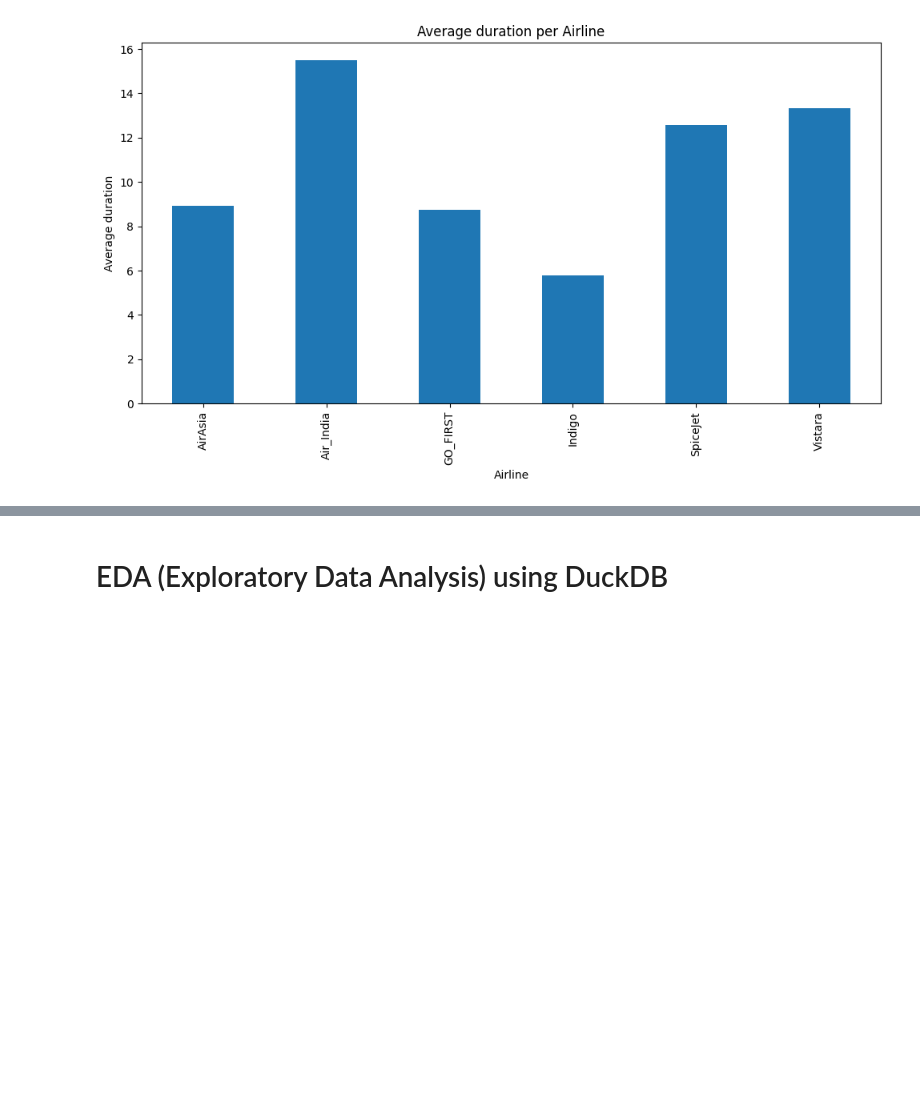
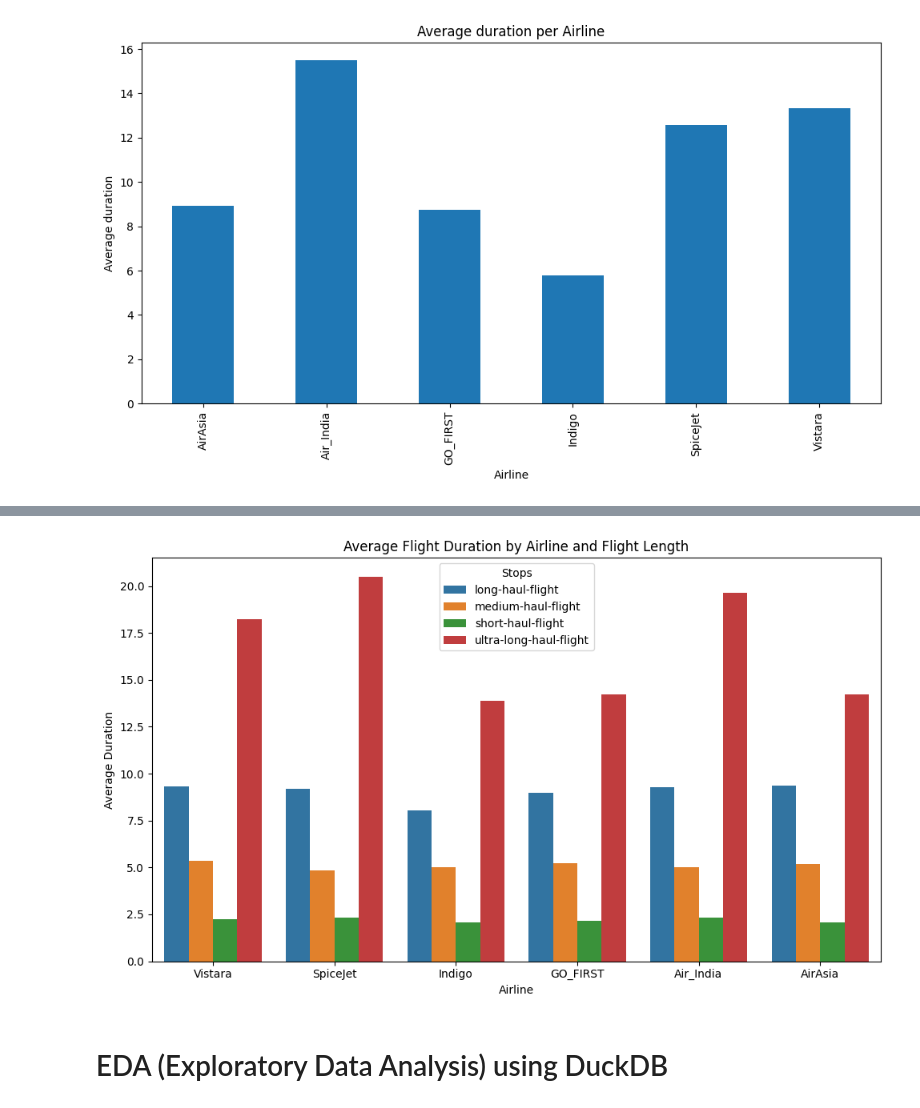
Before and after one commit to flynn-ky-t2/kaggle_f., a Jupyter notebook: flight-price-prediction-coding-practice.ipynb, the cells around one changed output, grey strips where cells are left out. Cells and saved outputs as stored; diff of their text form; code cells hidden in the pictures; blank space fills up the shorter version.

```diff
--- a/flight-price-prediction-coding-practice.ipynb
+++ b/flight-price-prediction-coding-practice.ipynb
@@ -282,3 +330,18 @@ plt.tight_layout()
 plt.show()
 # %% [output]
 [figure]
+# %%
+import pandas as pd
+
+# Assuming `test` is already a pandas DataFrame
+df = Clean_Dataset_df.pivot_table(
+    index="airline",        # GROUP BY airline
+    columns="flight_length",# PIVOT on flight_length
+    values="duration",      # USING avg(duration)
+    aggfunc="mean"          # avg()
+).reset_index()
+
+# Sort airline descending
+df = df.sort_values("airline", ascending=False)
+
+print(df)
@@ -285,3 +364,19 @@ plt.show()
+# %%
+# Melt the pivoted table for easier plotting
+df_melted = df.melt(id_vars="airline", var_name="flight_length", value_name="avg_duration")
+
+# Plot
+plt.figure(figsize=(10, 6))
+sns.barplot(data=df_melted, x="airline", y="avg_duration", hue="flight_length")
+
+plt.title("Average Flight Duration by Airline and Flight Length")
+plt.xlabel("Airline")
+plt.ylabel("Average Duration")
+plt.legend(title="Stops")
+plt.tight_layout()
+plt.show()
+# %% [output]
+[figure, added]
 # %% [markdown]
 # EDA (Exploratory Data Analysis) using DuckDB
 # %%
```
Also changed, not shown: parts of 26 cells of this notebook.
